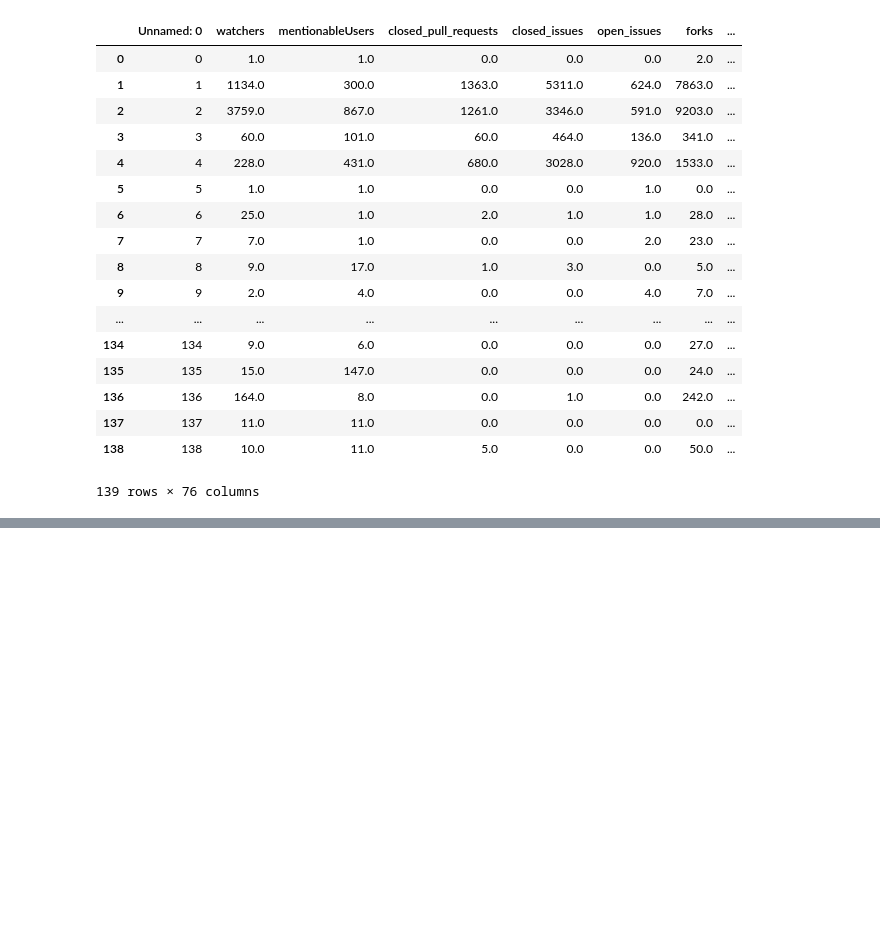
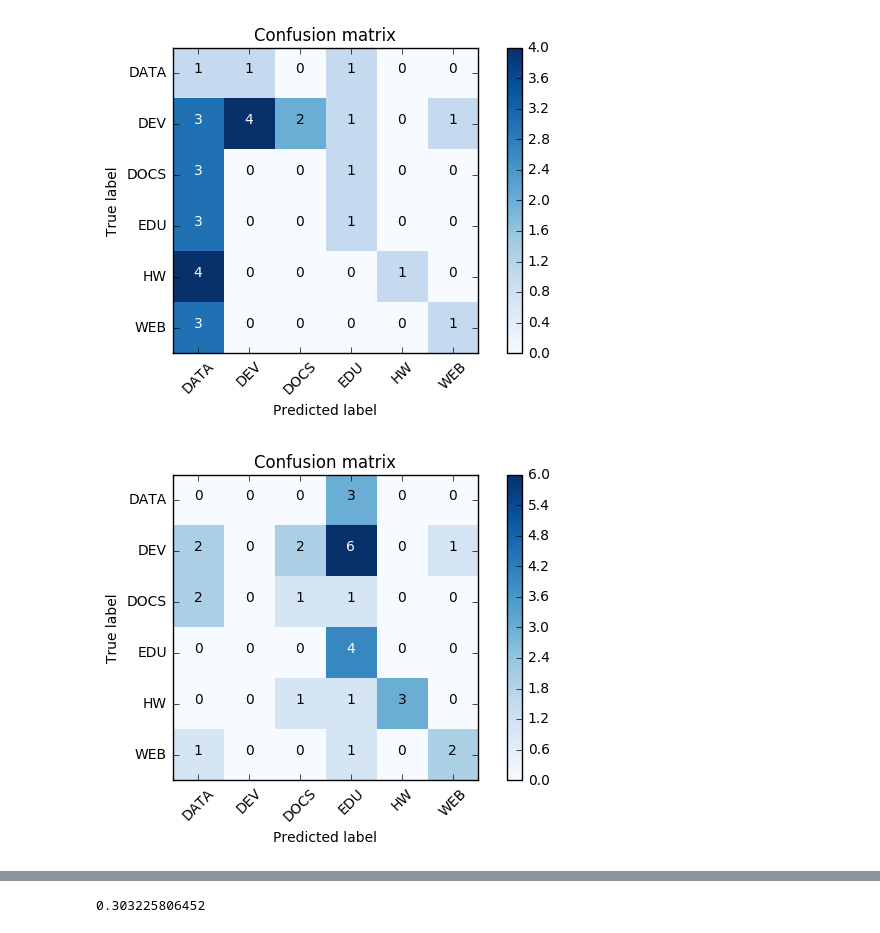
Before and after one commit to WGierke/git_better, a Jupyter notebook: Repository_Classification.ipynb, the cells around one changed output, grey strips where cells are left out. Saved outputs shown, nothing was run; the diff lists cells and outputs as text; code cells hidden in the pictures; blank space fills up the shorter version.

```diff
--- a/Repository_Classification.ipynb
+++ b/Repository_Classification.ipynb
@@ -167,10 +115,0 @@ for c in data_frame.columns:
-# %%
-sss = StratifiedShuffleSplit(labels, 10, test_size=0.6, random_state=23)
-for train_index, test_index in sss:
-    X_train, X_test = data_frame.values[train_index], data_frame.values[test_index]
-    y_train, y_test = labels[train_index], labels[test_index]
-
-    clf = XGBClassifier()
-    clf.fit(X_train, y_train)
-    y_pred = clf.predict(validation_data.values)
-    print accuracy_score(y_correct, le.inverse_transform(y_pred))
@@ -289,21 +116,31 @@ eval_classifier(clf, val_df.values, y_val, classes)
-# %%
-train_df
-# %% [output]
-|  | Unnamed: 0 | watchers | mentionableUsers | closed_pull_requests | closed_issues | open_issues | forks | ... |
-| 0 | 0 | 1.0 | 1.0 | 0.0 | 0.0 | 0.0 | 2.0 | ... |
-| 1 | 1 | 1134.0 | 300.0 | 1363.0 | 5311.0 | 624.0 | 7863.0 | ... |
-| 2 | 2 | 3759.0 | 867.0 | 1261.0 | 3346.0 | 591.0 | 9203.0 | ... |
-| 3 | 3 | 60.0 | 101.0 | 60.0 | 464.0 | 136.0 | 341.0 | ... |
-| 4 | 4 | 228.0 | 431.0 | 680.0 | 3028.0 | 920.0 | 1533.0 | ... |
-| 5 | 5 | 1.0 | 1.0 | 0.0 | 0.0 | 1.0 | 0.0 | ... |
-| 6 | 6 | 25.0 | 1.0 | 2.0 | 1.0 | 1.0 | 28.0 | ... |
-| 7 | 7 | 7.0 | 1.0 | 0.0 | 0.0 | 2.0 | 23.0 | ... |
-| 8 | 8 | 9.0 | 17.0 | 1.0 | 3.0 | 0.0 | 5.0 | ... |
-| 9 | 9 | 2.0 | 4.0 | 0.0 | 0.0 | 4.0 | 7.0 | ... |
-| ... | ... | ... | ... | ... | ... | ... | ... | ... |
-| 134 | 134 | 9.0 | 6.0 | 0.0 | 0.0 | 0.0 | 27.0 | ... |
-| 135 | 135 | 15.0 | 147.0 | 0.0 | 0.0 | 0.0 | 24.0 | ... |
-| 136 | 136 | 164.0 | 8.0 | 0.0 | 1.0 | 0.0 | 242.0 | ... |
-| 137 | 137 | 11.0 | 11.0 | 0.0 | 0.0 | 0.0 | 0.0 | ... |
-| 138 | 138 | 10.0 | 11.0 | 5.0 | 0.0 | 0.0 | 50.0 | ... |
-139 rows × 76 columns
+# %%
+"""Learn one classifier on the training set and evaluate it on the validation set"""
+
+from sklearn.preprocessing import LabelEncoder
+from sklearn.cross_validation import StratifiedShuffleSplit
+from sklearn.tree import DecisionTreeClassifier
+from xgboost import XGBClassifier
+from sklearn.multiclass import OneVsOneClassifier
+from app.evaluation import get_accuracy_and_plot_confusion, get_training_and_validation_df
+
+X_train, y_train, X_valid, y_valid = get_training_and_validation_df()
+
+le = LabelEncoder().fit(y_train)
+labels = le.transform(y_train)
+classes = le.classes_
+acc = 0
+
+sss = StratifiedShuffleSplit(labels, 10, test_size=0.3, random_state=23)
+for train_index, test_index in sss:
+    X_train_tmp, X_test_tmp = X_train[train_index], X_train[test_index]
+    y_train_tmp, y_test_tmp = y_train[train_index], y_train[test_index]
+
+    clf = XGBClassifier()
+    clf.fit(X_train_tmp, y_train_tmp)
+    y_pred = clf.predict(X_valid)
+    acc += get_accuracy_and_plot_confusion(y_valid, y_pred, classes)
+
+print acc/len(sss)
+# %% [output]
+[figure, added]
+[figure, added]
@@ -309,0 +155 @@ train_df
+0.303225806452
```
Also changed, not shown: parts of 12 cells of this notebook, 4 other files.
